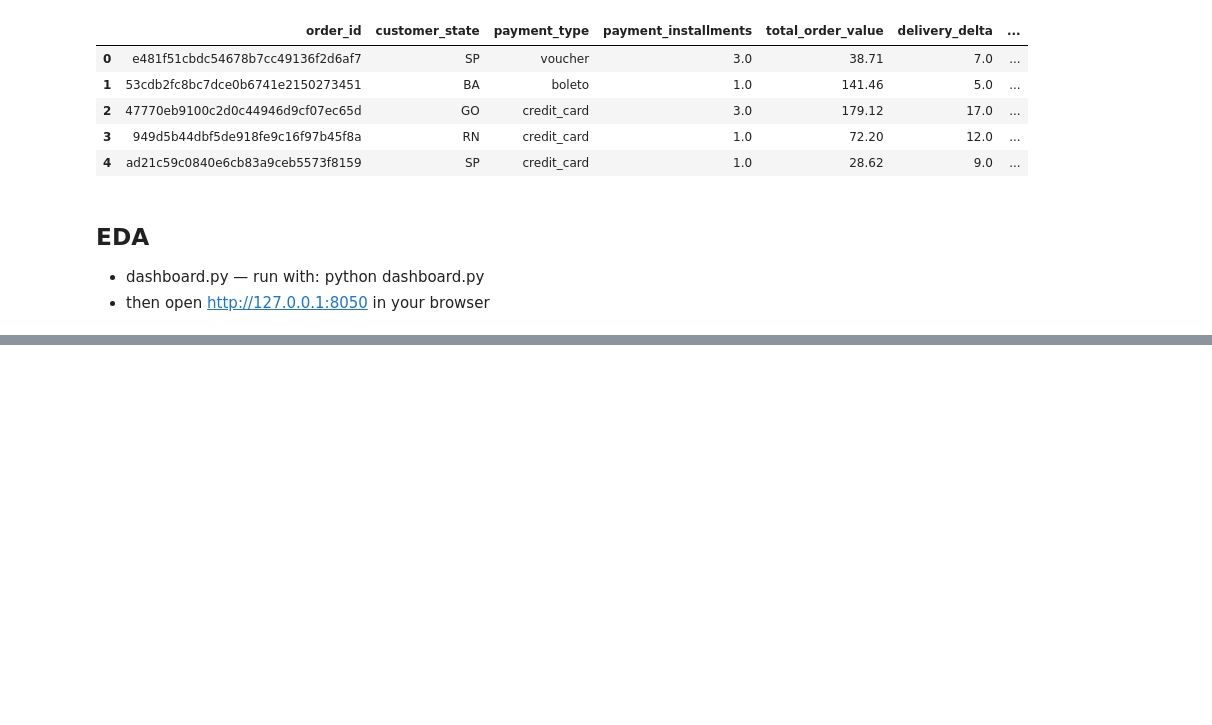
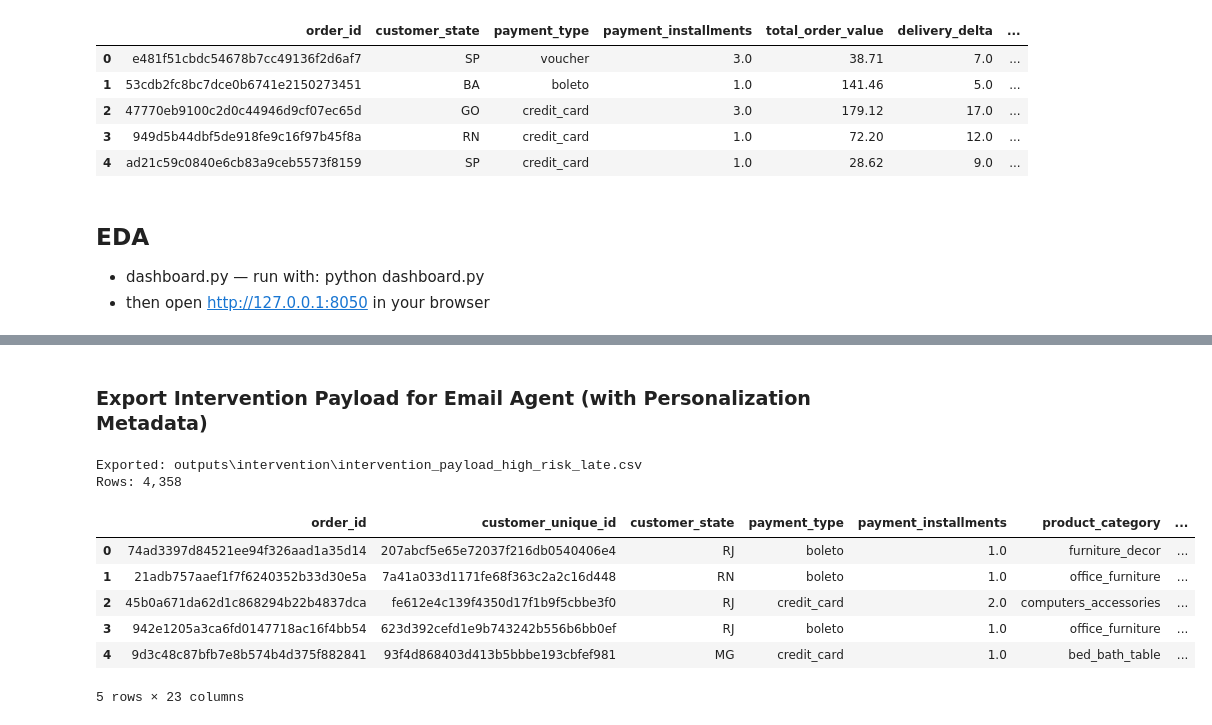
Before and after one commit to lauraromerog/Improving_Customer_Retention_through_Payment_Analytics, a Jupyter notebook: notebooks/olist_payment_analytics.ipynb, the cells around one changed output, grey strips where cells are left out. Saved outputs shown, nothing was run; the diff lists cells and outputs as text; code cells hidden in the pictures; blank space fills up the shorter version.

```diff
--- a/notebooks/olist_payment_analytics.ipynb
+++ b/notebooks/olist_payment_analytics.ipynb
@@ -551,0 +903,23 @@ if __name__ == "__main__":
+# %%
+import importlib
+import src.model as model_utils
+
+model_utils = importlib.reload(model_utils)
+
+# Focus on the most expensive segment and only late deliveries
+vip_segment_id = weighted_artifacts["vip_segment_id"] if "weighted_artifacts" in globals() else int(segment_profile.sort_values("total_order_value", ascending=False).iloc[0]["segment"])
+
+rev_risk_state = model_utils.build_revenue_at_risk_table(
+    risk_enriched=risk_enriched,
+    vip_segment_id=vip_segment_id,
+)
+
+print("--- Revenue at Risk by State (VIP + Late) ---")
+display(rev_risk_state.head(5))
+
+geojson_url = BRAZIL_GEOJSON if "BRAZIL_GEOJSON" in globals() else "https://raw.githubusercontent.com/codeforamerica/click_that_hood/master/public/data/brazil-states.geojson"
+fig_rev_risk = model_utils.build_revenue_at_risk_map(
+    revenue_at_risk_table=rev_risk_state,
+    geojson_url=geojson_url,
+)
+fig_rev_risk.show()
@@ -551,0 +934,30 @@ if __name__ == "__main__":
+# %% [markdown]
+### Export Intervention Payload for Email Agent (with Personalization Metadata)
+# %%
+from pathlib import Path
+import importlib
+import src.model as model_utils
+
+model_utils = importlib.reload(model_utils)
+
+export_path = Path("outputs") / "intervention" / "intervention_payload_high_risk_late.csv"
+export_result = model_utils.prepare_intervention_payload(
+    intervention_candidates=intervention_candidates,
+    output_path=export_path,
+)
+
+agent_payload = export_result["payload"]
+
+print(f"Exported: {export_result['exported_to']}")
+print(f"Rows: {len(agent_payload):,}")
+display(agent_payload.head(5))
+# %% [output]
+Exported: outputs\intervention\intervention_payload_high_risk_late.csv
+Rows: 4,358
+|  | order_id | customer_unique_id | customer_state | payment_type | payment_installments | product_category | ... |
+| 0 | 74ad3397d84521ee94f326aad1a35d14 | 207abcf5e65e72037f216db0540406e4 | RJ | boleto | 1.0 | furniture_decor | ... |
+| 1 | 21adb757aaef1f7f6240352b33d30e5a | 7a41a033d1171fe68f363c2a2c16d448 | RN | boleto | 1.0 | office_furniture | ... |
+| 2 | 45b0a671da62d1c868294b22b4837dca | fe612e4c139f4350d17f1b9f5cbbe3f0 | RJ | credit_card | 2.0 | computers_accessories | ... |
+| 3 | 942e1205a3ca6fd0147718ac16f4bb54 | 623d392cefd1e9b743242b556b6bb0ef | RJ | boleto | 1.0 | office_furniture | ... |
+| 4 | 9d3c48c87bfb7e8b574b4d375f882841 | 93f4d868403d413b5bbbe193cbfef981 | MG | credit_card | 1.0 | bed_bath_table | ... |
+5 rows × 23 columns
```
Also changed, not shown: parts of 19 cells of this notebook, 4 other files.
